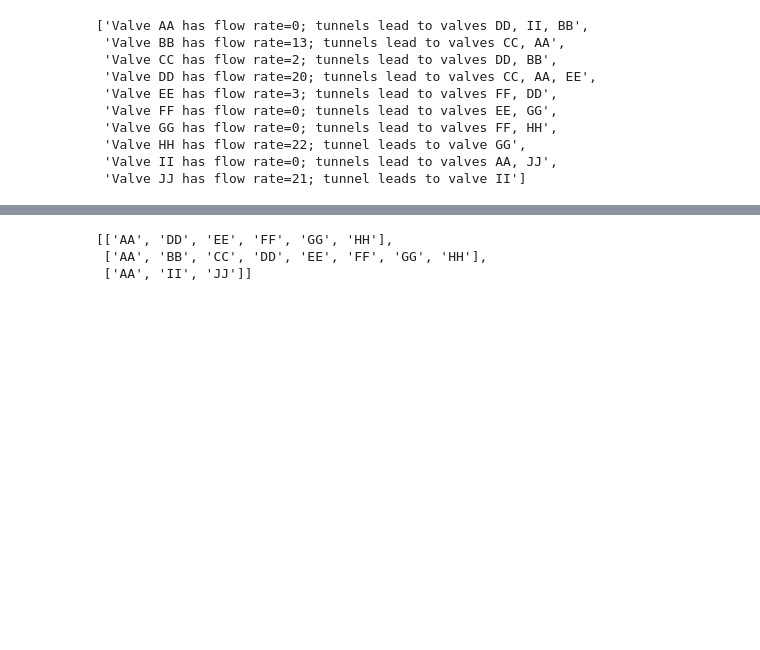
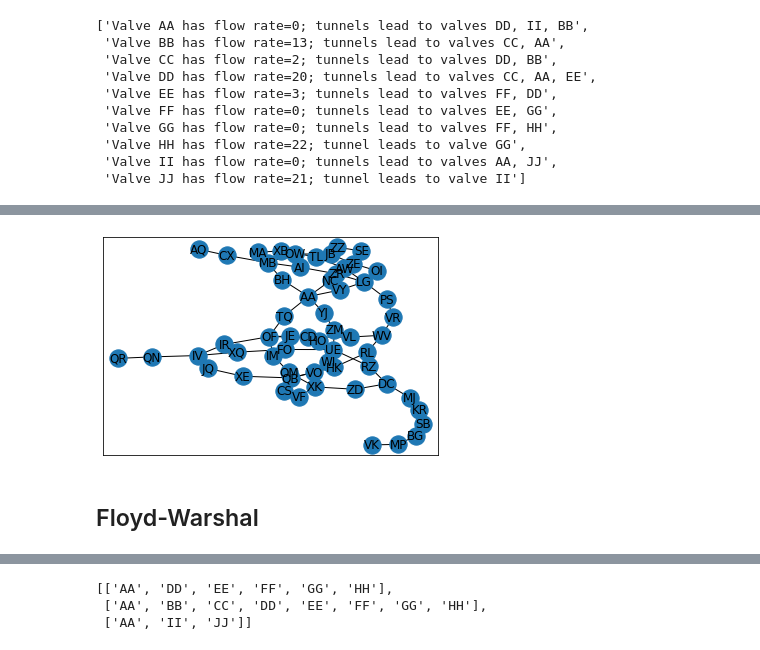
Before and after one commit to Nikolaj90/ImaginoTransference, a Jupyter notebook: AdventChallenge/16/Flow_network.ipynb, the cells around one changed output, grey strips where cells are left out. Saved outputs shown, nothing was run; the diff lists cells and outputs as text; code cells hidden in the pictures; blank space fills up the shorter version.

```diff
--- a/AdventChallenge/16/Flow_network.ipynb
+++ b/AdventChallenge/16/Flow_network.ipynb
@@ -27,6 +152,10 @@ data
  'Valve HH has flow rate=22; tunnel leads to valve GG',
  'Valve II has flow rate=0; tunnels lead to valves AA, JJ',
  'Valve JJ has flow rate=21; tunnel leads to valve II']
+# %%
+with open("input.txt") as f:
+    data = f.read()
+data = data.split("\n")[:-1]
 # %%
 def valve_node_from_input(data):
     valve_flow = re.findall("(?:Valve\s)(\w+)(?:.+=)(\d+)",data)
@@ -82,0 +278,6 @@ for edge in edge_list:
+# %%
+nx.draw_networkx(G)
+# %% [output]
+[figure, added]
+# %% [markdown]
+## Floyd-Warshal
```
Also changed, not shown: parts of 31 cells of this notebook, 1 other file.
